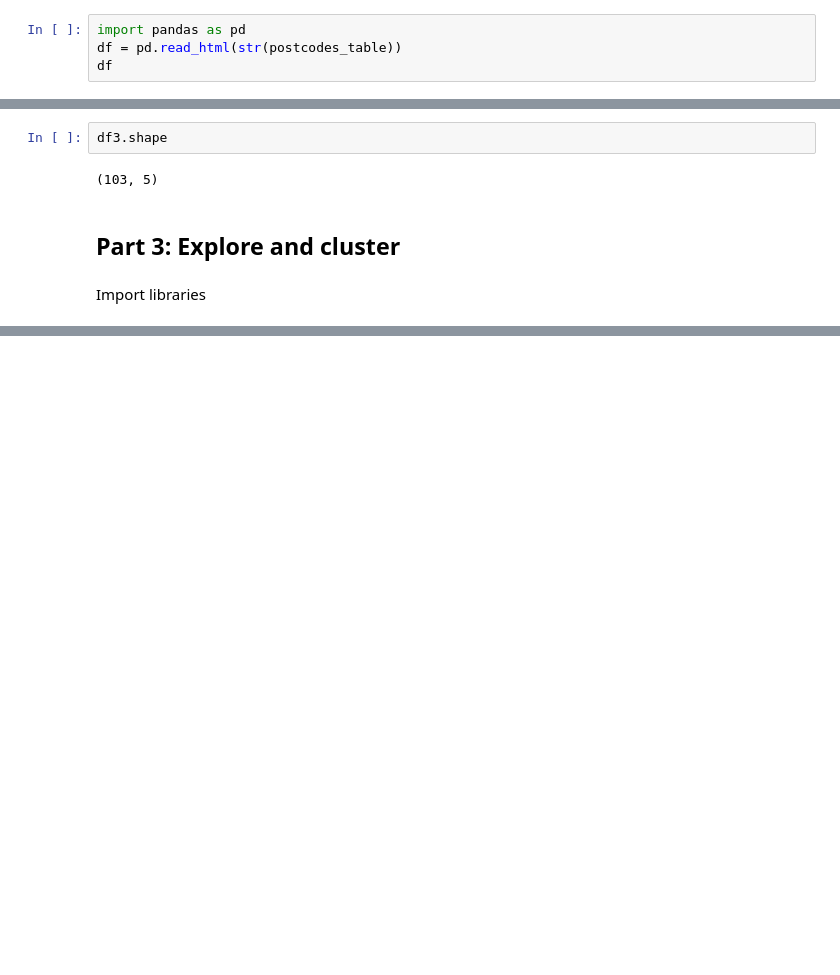
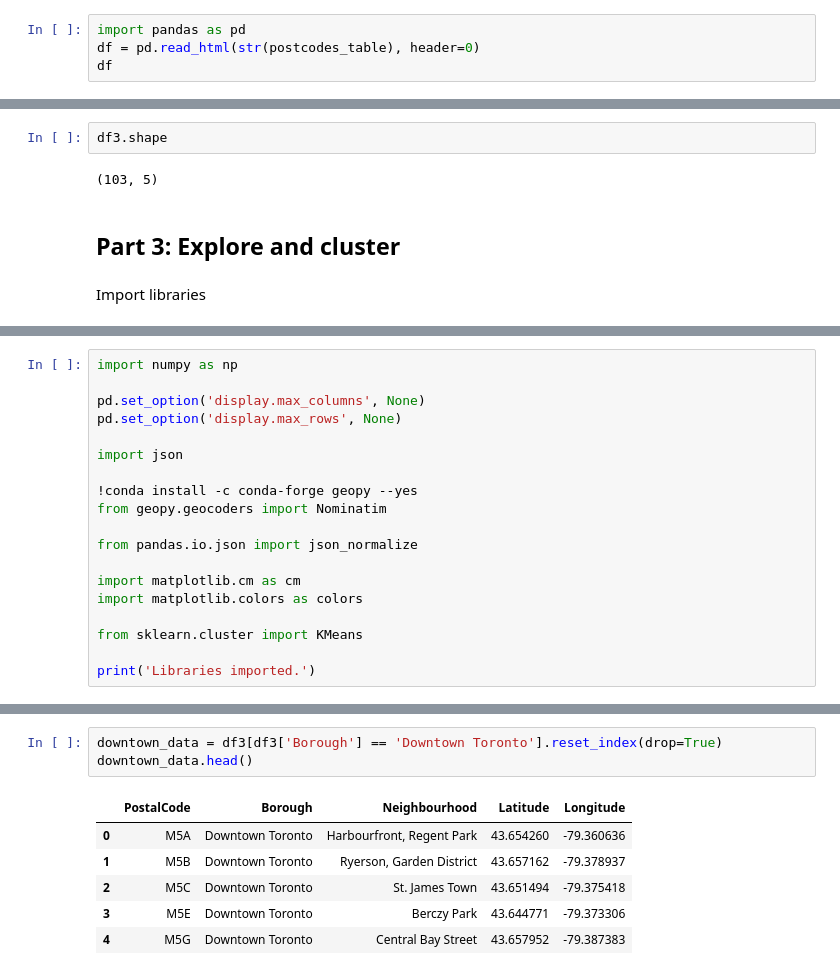
Before and after one commit to davidtopps/Coursera_Capstone, a Jupyter notebook: Coursera_Capstone_Week_3.ipynb, the cells around one changed output, grey strips where cells are left out. Drawn from its saved outputs; the diff is of its cells as text; blank space fills up the shorter version.

```diff
--- a/Coursera_Capstone_Week_3.ipynb
+++ b/Coursera_Capstone_Week_3.ipynb
@@ -55,7 +36,7 @@ postcodes_table
 Step 3: Read html into a tabular format
 # %%
 import pandas as pd
-df = pd.read_html(str(postcodes_table))
+df = pd.read_html(str(postcodes_table), header=0)
 df
 # %% [output]
 [    Postcode           Borough  \
@@ -270,0 +251,19 @@ ModuleNotFoundError: No module named 'folium'
+# %%
+import numpy as np
+
+pd.set_option('display.max_columns', None)
+pd.set_option('display.max_rows', None)
+
+import json
+
+!conda install -c conda-forge geopy --yes
+from geopy.geocoders import Nominatim
+
+from pandas.io.json import json_normalize
+
+import matplotlib.cm as cm
+import matplotlib.colors as colors
+
+from sklearn.cluster import KMeans
+
+print('Libraries imported.')
@@ -270,0 +318,10 @@ ModuleNotFoundError: No module named 'folium'
+# %%
+downtown_data = df3[df3['Borough'] == 'Downtown Toronto'].reset_index(drop=True)
+downtown_data.head()
+# %% [output]
+|  | PostalCode | Borough | Neighbourhood | Latitude | Longitude |
+| 0 | M5A | Downtown Toronto | Harbourfront, Regent Park | 43.654260 | -79.360636 |
+| 1 | M5B | Downtown Toronto | Ryerson, Garden District | 43.657162 | -79.378937 |
+| 2 | M5C | Downtown Toronto | St. James Town | 43.651494 | -79.375418 |
+| 3 | M5E | Downtown Toronto | Berczy Park | 43.644771 | -79.373306 |
+| 4 | M5G | Downtown Toronto | Central Bay Street | 43.657952 | -79.387383 |
```
Also changed, not shown: parts of 15 cells of this notebook.
